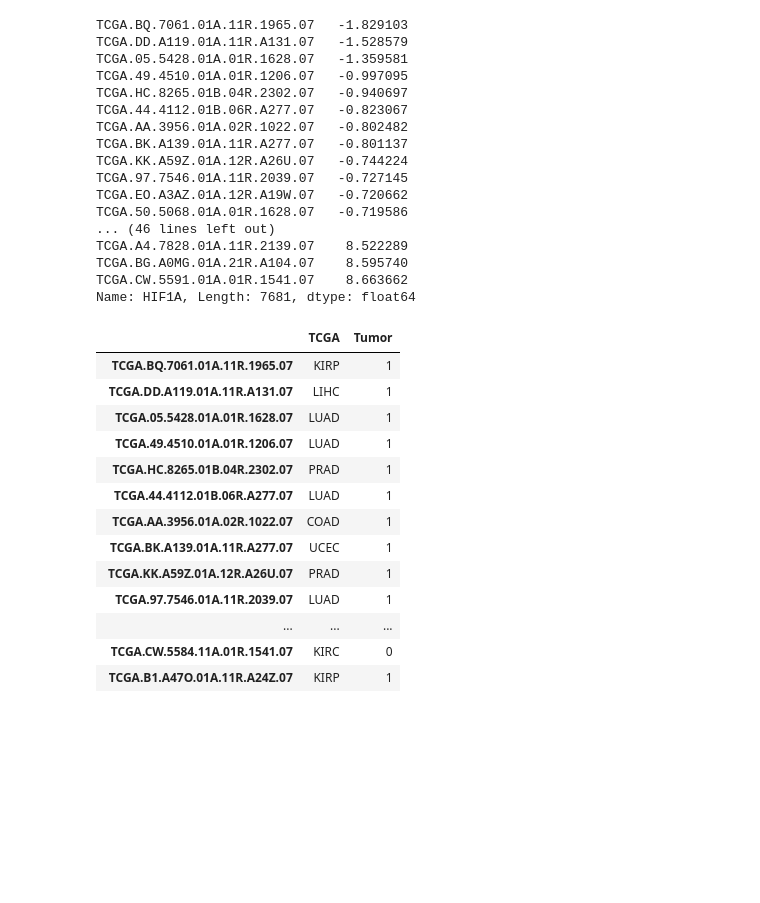
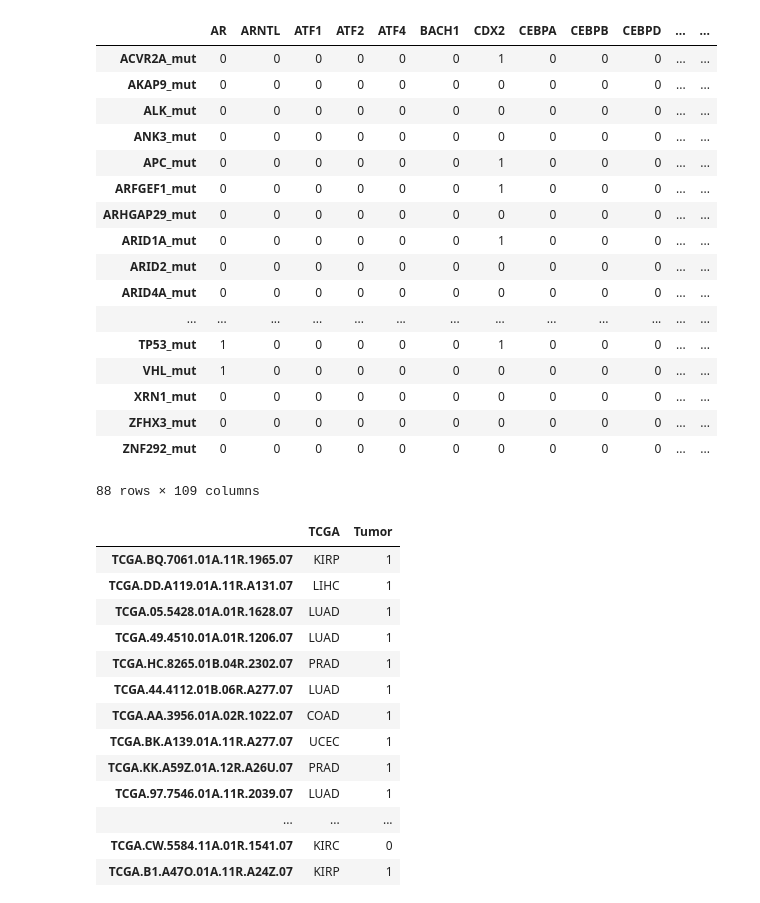
Before and after one commit to bence-szalai/why-pathway-methods-work, a Jupyter notebook: notebooks/overlap_analysis.ipynb, the cells around one changed output. Cells and saved outputs as stored; diff of their text form; code cells hidden in the pictures; blank space fills up the shorter version.

```diff
--- a/notebooks/overlap_analysis.ipynb
+++ b/notebooks/overlap_analysis.ipynb
@@ -18,44 +15,42 @@ import make_genesets
 # %%
 #get good signature threshold
+bname='gdsc'
+abstype='_abs'
 datasets=['BEST_dorothea_AB','BEST_dorothea_CD','CGP','KEGG','BIOCARTA','REACTOME']
 scores=[]
 for fname in datasets:
-    data=pd.read_csv('../results/benchmark/z_scores/tcga/single/%s_filtered_abs.csv' % fname,
+    data=pd.read_csv('../results/benchmark/z_scores/%s/single/%s_filtered%s.csv' % (bname,fname,abstype),
                      sep=',',header=0,index_col=0)
     scores+=list(data.values.reshape((1,-1))[0])
 scores=np.array(scores)
-th1=np.mean(scores)+2*np.std(scores)
-th2=np.mean(scores)-2*np.std(scores)
+th=np.std(scores)*2.5
 for fname in datasets:
-    data=pd.read_csv('../results/benchmark/z_scores/tcga/single/%s_filtered_abs.csv' % fname,
+    data=pd.read_csv('../results/benchmark/z_scores/%s/single/%s_filtered%s.csv' % (bname,fname,abstype),
                      sep=',',header=0,index_col=0)
-    good=data.columns[(((data>th1) | (data<th2)).sum())>0]
-    #data
-    #data=pd.read_csv('../results/genesets/single/csvs/%s_filtered.csv' % fname,sep=',',header=0,index_col=0)
-    #fil=np.in1d(data['Set'],good)
 # %%
-data=pd.read_csv('../results/benchmark/scores/tcga/single/BEST_dorothea_AB_filtered_abs.csv',
+data=pd.read_csv('../results/benchmark/z_scores/%s/single/%s_filtered%s.csv' % (bname,'BEST_dorothea_AB',abstype),
                      sep=',',header=0,index_col=0)
+th=np.std(scores)*2.5
+(data.abs()>th)*1
+# %% [output]
+|  | AR | ARNTL | ATF1 | ATF2 | ATF4 | BACH1 | CDX2 | CEBPA | CEBPB | CEBPD | ... | ... |
+| ACVR2A_mut | 0 | 0 | 0 | 0 | 0 | 0 | 1 | 0 | 0 | 0 | ... | ... |
+| AKAP9_mut | 0 | 0 | 0 | 0 | 0 | 0 | 0 | 0 | 0 | 0 | ... | ... |
+| ALK_mut | 0 | 0 | 0 | 0 | 0 | 0 | 0 | 0 | 0 | 0 | ... | ... |
+| ANK3_mut | 0 | 0 | 0 | 0 | 0 | 0 | 0 | 0 | 0 | 0 | ... | ... |
+| APC_mut | 0 | 0 | 0 | 0 | 0 | 0 | 1 | 0 | 0 | 0 | ... | ... |
+| ARFGEF1_mut | 0 | 0 | 0 | 0 | 0 | 0 | 1 | 0 | 0 | 0 | ... | ... |
+| ARHGAP29_mut | 0 | 0 | 0 | 0 | 0 | 0 | 0 | 0 | 0 | 0 | ... | ... |
+| ARID1A_mut | 0 | 0 | 0 | 0 | 0 | 0 | 1 | 0 | 0 | 0 | ... | ... |
+| ARID2_mut | 0 | 0 | 0 | 0 | 0 | 0 | 0 | 0 | 0 | 0 | ... | ... |
+| ARID4A_mut | 0 | 0 | 0 | 0 | 0 | 0 | 0 | 0 | 0 | 0 | ... | ... |
+| ... | ... | ... | ... | ... | ... | ... | ... | ... | ... | ... | ... | ... |
+| TP53_mut | 1 | 0 | 0 | 0 | 0 | 0 | 1 | 0 | 0 | 0 | ... | ... |
+| VHL_mut | 1 | 0 | 0 | 0 | 0 | 0 | 0 | 0 | 0 | 0 | ... | ... |
+| XRN1_mut | 0 | 0 | 0 | 0 | 0 | 0 | 0 | 0 | 0 | 0 | ... | ... |
+| ZFHX3_mut | 0 | 0 | 0 | 0 | 0 | 0 | 0 | 0 | 0 | 0 | ... | ... |
+| ZNF292_mut | 0 | 0 | 0 | 0 | 0 | 0 | 0 | 0 | 0 | 0 | ... | ... |
+88 rows × 109 columns
-# %%
-data.loc['HIF1A'].sort_values()
-# %% [output]
-TCGA.BQ.7061.01A.11R.1965.07   -1.829103
-TCGA.DD.A119.01A.11R.A131.07   -1.528579
-TCGA.05.5428.01A.01R.1628.07   -1.359581
-TCGA.49.4510.01A.01R.1206.07   -0.997095
-TCGA.HC.8265.01B.04R.2302.07   -0.940697
-TCGA.44.4112.01B.06R.A277.07   -0.823067
-TCGA.AA.3956.01A.02R.1022.07   -0.802482
-TCGA.BK.A139.01A.11R.A277.07   -0.801137
-TCGA.KK.A59Z.01A.12R.A26U.07   -0.744224
-TCGA.97.7546.01A.11R.2039.07   -0.727145
-TCGA.EO.A3AZ.01A.12R.A19W.07   -0.720662
-TCGA.50.5068.01A.01R.1628.07   -0.719586
-... (46 lines left out)
-TCGA.A4.7828.01A.11R.2139.07    8.522289
-TCGA.BG.A0MG.01A.21R.A104.07    8.595740
-TCGA.CW.5591.01A.01R.1541.07    8.663662
-Name: HIF1A, Length: 7681, dtype: float64
 # %%
 meta=pd.read_csv('../results/benchmark/datasets/tcga_meta.csv',sep=',',header=0,index_col=0)
 #meta.index=pd.Series(meta.index).apply(lambda x:x.replace('-','.')).values
```
Also changed, not shown: parts of 1 cell of this notebook, 3 other files.
